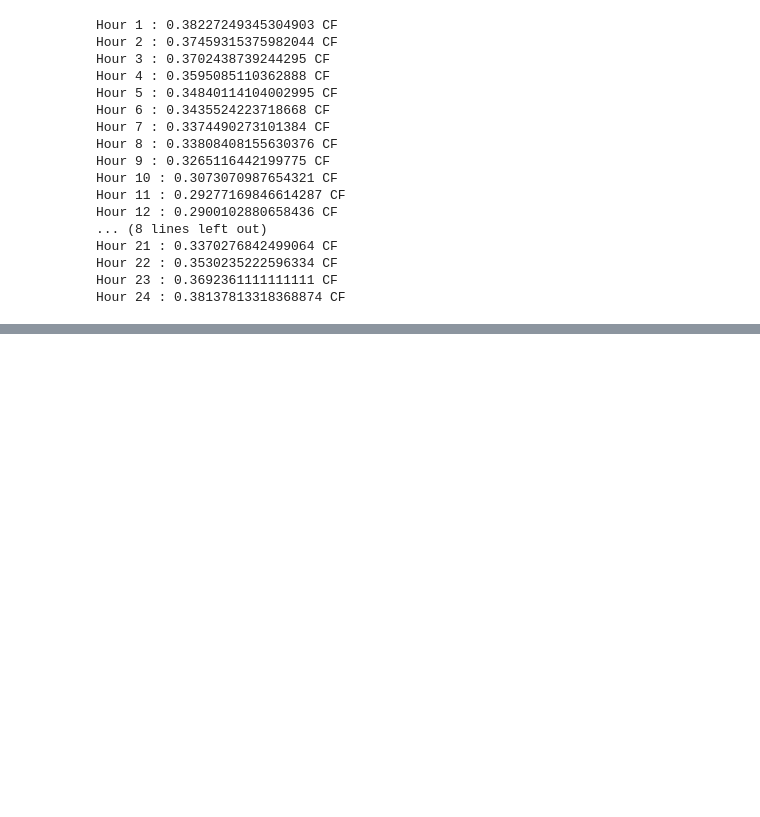
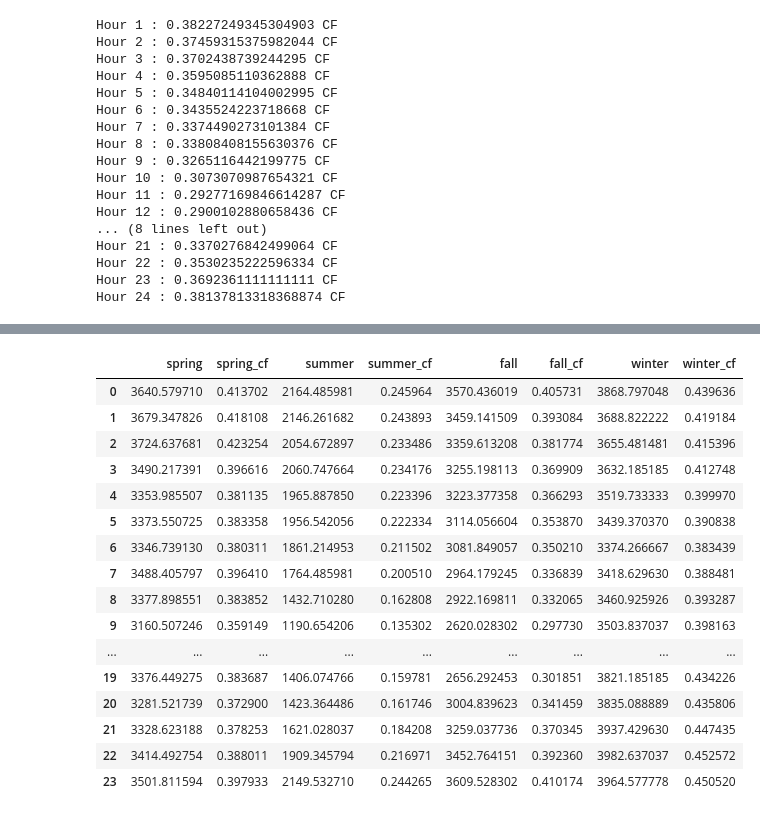
Before and after one commit to arfc/2021-04-nm-illinois, a Jupyter notebook: data/wind_profile.ipynb, the cells around one changed output, grey strips where cells are left out. Saved outputs shown, nothing was run; the diff lists cells and outputs as text; code cells hidden in the pictures; blank space fills up the shorter version.

```diff
--- a/data/wind_profile.ipynb
+++ b/data/wind_profile.ipynb
@@ -95,0 +141,21 @@ Hour 24 : 0.38137813318368874 CF
+# %%
+seasonal_df = pd.DataFrame(seasonal_hourly_profile)
+seasonal_df
+# %% [output]
+|  | spring | spring_cf | summer | summer_cf | fall | fall_cf | winter | winter_cf |
+| 0 | 3640.579710 | 0.413702 | 2164.485981 | 0.245964 | 3570.436019 | 0.405731 | 3868.797048 | 0.439636 |
+| 1 | 3679.347826 | 0.418108 | 2146.261682 | 0.243893 | 3459.141509 | 0.393084 | 3688.822222 | 0.419184 |
+| 2 | 3724.637681 | 0.423254 | 2054.672897 | 0.233486 | 3359.613208 | 0.381774 | 3655.481481 | 0.415396 |
+| 3 | 3490.217391 | 0.396616 | 2060.747664 | 0.234176 | 3255.198113 | 0.369909 | 3632.185185 | 0.412748 |
+| 4 | 3353.985507 | 0.381135 | 1965.887850 | 0.223396 | 3223.377358 | 0.366293 | 3519.733333 | 0.399970 |
+| 5 | 3373.550725 | 0.383358 | 1956.542056 | 0.222334 | 3114.056604 | 0.353870 | 3439.370370 | 0.390838 |
+| 6 | 3346.739130 | 0.380311 | 1861.214953 | 0.211502 | 3081.849057 | 0.350210 | 3374.266667 | 0.383439 |
+| 7 | 3488.405797 | 0.396410 | 1764.485981 | 0.200510 | 2964.179245 | 0.336839 | 3418.629630 | 0.388481 |
+| 8 | 3377.898551 | 0.383852 | 1432.710280 | 0.162808 | 2922.169811 | 0.332065 | 3460.925926 | 0.393287 |
+| 9 | 3160.507246 | 0.359149 | 1190.654206 | 0.135302 | 2620.028302 | 0.297730 | 3503.837037 | 0.398163 |
+| ... | ... | ... | ... | ... | ... | ... | ... | ... |
+| 19 | 3376.449275 | 0.383687 | 1406.074766 | 0.159781 | 2656.292453 | 0.301851 | 3821.185185 | 0.434226 |
+| 20 | 3281.521739 | 0.372900 | 1423.364486 | 0.161746 | 3004.839623 | 0.341459 | 3835.088889 | 0.435806 |
+| 21 | 3328.623188 | 0.378253 | 1621.028037 | 0.184208 | 3259.037736 | 0.370345 | 3937.429630 | 0.447435 |
+| 22 | 3414.492754 | 0.388011 | 1909.345794 | 0.216971 | 3452.764151 | 0.392360 | 3982.637037 | 0.452572 |
+| 23 | 3501.811594 | 0.397933 | 2149.532710 | 0.244265 | 3609.528302 | 0.410174 | 3964.577778 | 0.450520 |
```
Also changed, not shown: parts of 5 cells of this notebook, 1 other file.
